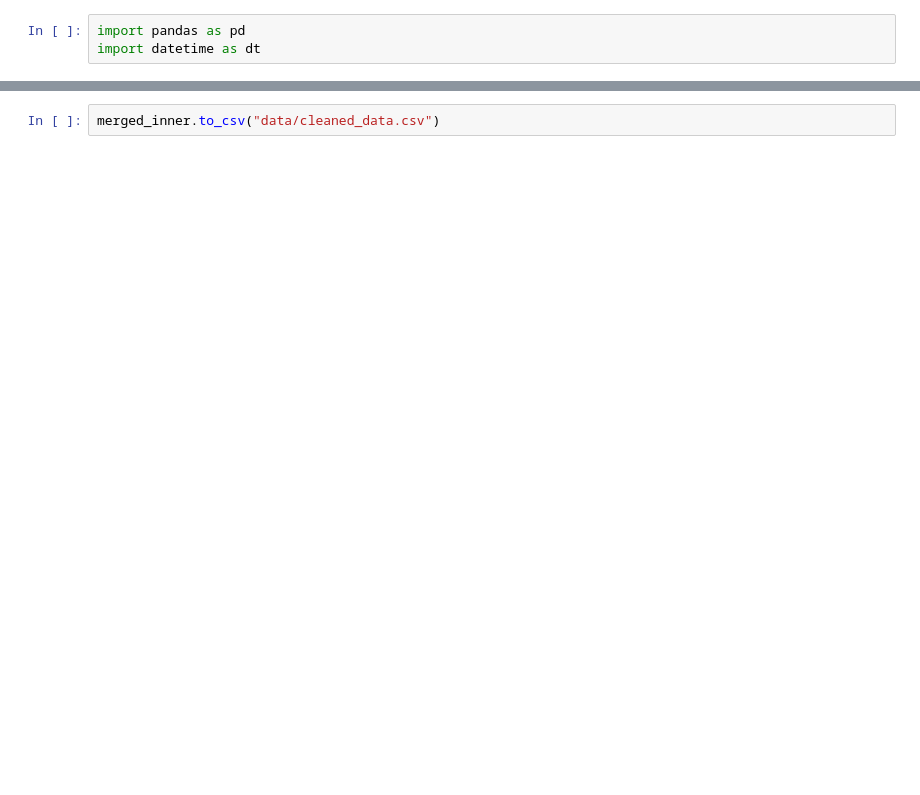
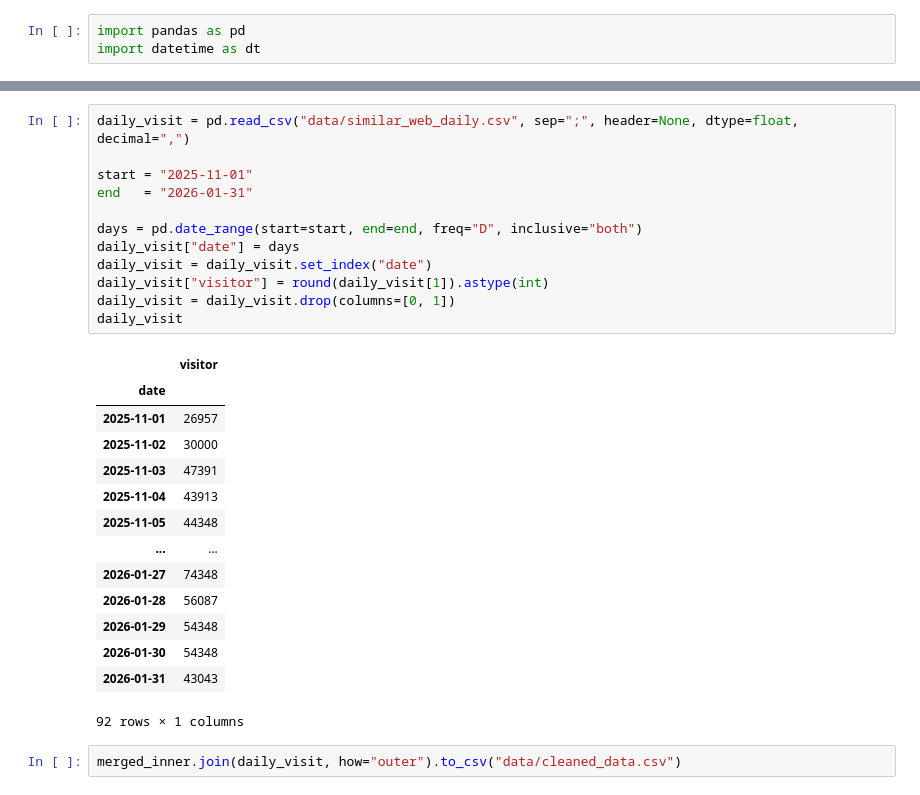
Before and after one commit to MolinAlexei/pedantix_analysis, a Jupyter notebook: build_dataset.ipynb, the cells around one changed output, grey strips where cells are left out. Cells and saved outputs as stored; diff of their text form; blank space fills up the shorter version.

Commit message:
include extra visitors

```diff
--- a/build_dataset.ipynb
+++ b/build_dataset.ipynb
@@ -138,2 +141,29 @@ merged_inner
-# %%
-merged_inner.to_csv("data/cleaned_data.csv")
+# %%
+daily_visit = pd.read_csv("data/similar_web_daily.csv", sep=";", header=None, dtype=float, decimal=",")
+
+start = "2025-11-01"
+end   = "2026-01-31"
+
+days = pd.date_range(start=start, end=end, freq="D", inclusive="both")
+daily_visit["date"] = days
+daily_visit = daily_visit.set_index("date")
+daily_visit["visitor"] = round(daily_visit[1]).astype(int)
+daily_visit = daily_visit.drop(columns=[0, 1])
+daily_visit
+# %% [output]
+|  | visitor |
+| date |  |
+| 2025-11-01 | 26957 |
+| 2025-11-02 | 30000 |
+| 2025-11-03 | 47391 |
+| 2025-11-04 | 43913 |
+| 2025-11-05 | 44348 |
+| ... | ... |
+| 2026-01-27 | 74348 |
+| 2026-01-28 | 56087 |
+| 2026-01-29 | 54348 |
+| 2026-01-30 | 54348 |
+| 2026-01-31 | 43043 |
+92 rows × 1 columns
+# %%
+merged_inner.join(daily_visit, how="outer").to_csv("data/cleaned_data.csv")
```
Also changed, not shown: parts of 5 cells of this notebook, 6 other files.
